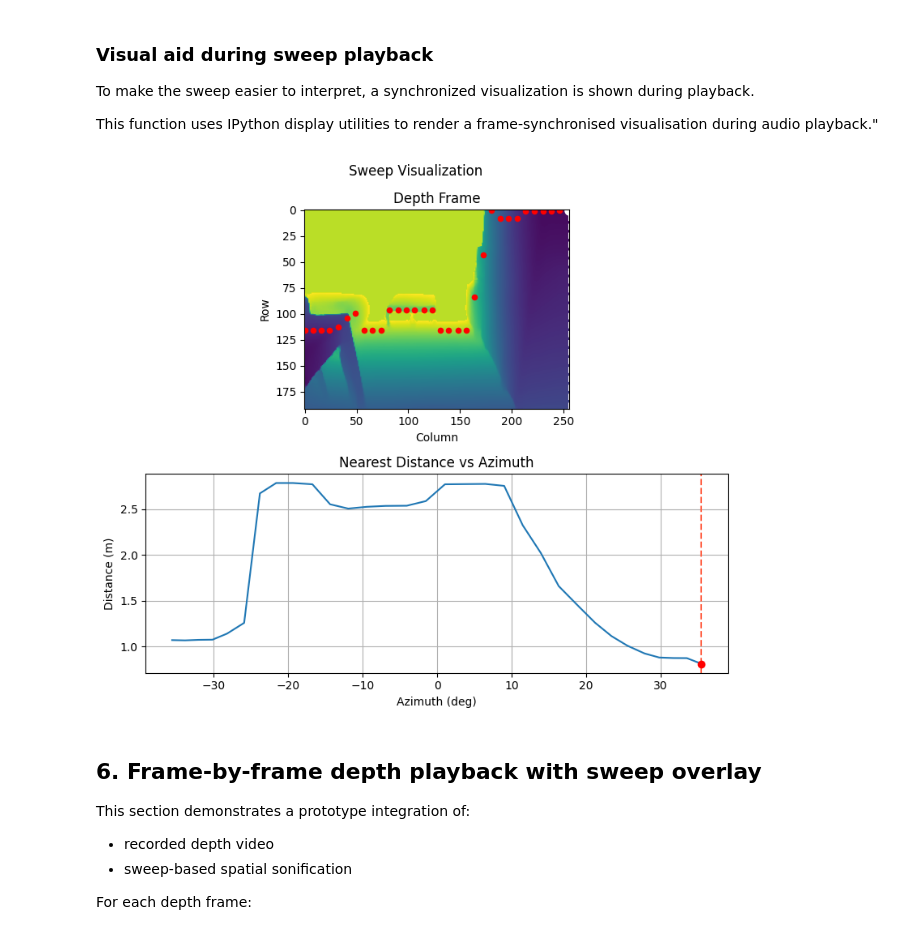
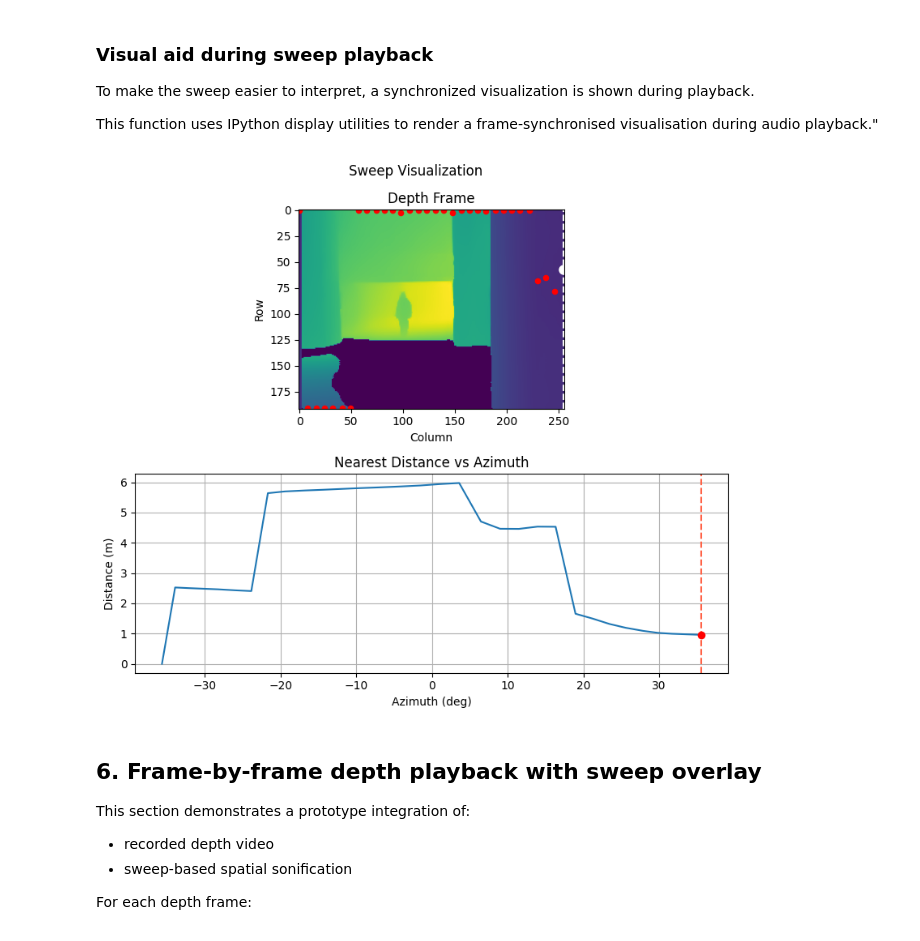
Before and after one commit to l0stinfr0st/AssistiveNavigation, a Jupyter notebook: system.ipynb, the cells around one changed output. Saved outputs shown, nothing was run; the diff lists cells and outputs as text; code cells hidden in the pictures.

```diff
--- a/system.ipynb
+++ b/system.ipynb
@@ -371,8 +376,8 @@ plt.show()
 The downward slope confirms that higher frequencies have lower energy, characteristic of pink noise.
 # %%
 def make_spatial_ping(azimuth, elevation, distance, sofa, tree,
-                      sample_rate=48000, max_range=3.0, dur=0.5,
-                      bandpass=[1200, 6000], amp=6):
+                      sample_rate=48000, max_range=2.0, dur=0.5,
+                      bandpass=[1200, 6000], amp=1):
 
     # find nearest HRIR
     az_sadie = (-azimuth) % 360 # This is needed to convert from (-35,35) -> (0, 355)
@@ -518,9 +547,11 @@ def read_pixels(d, fx_d, fy_d, cx_d, cy_d):
 # %%
-# Camera intrinsics — computed once from metadata and reused throughout.
+# Camera intrinsics ? computed once from metadata and reused throughout.
 # These are fixed for this recording session and do not change frame-to-frame.
 FX, FY, CX, CY = get_camera_data(META)
-AZI, ELV = read_pixels(d, FX, FY, CX, CY)
+AZI, ELV = read_pixels(depths[0], FX, FY, CX, CY)
 
-print(f"Focal lengths : fx={FX:.4f}, fy={FY:.4f}")
-print(f"Optical centre: cx={CX:.4f}, cy={CY:.4f}")
+print(f"Focal lengths : fx={FX:.2f}, fy={FY:.2f}")
+print(f"Optical centre: cx={CX:.2f}, cy={CY:.2f}")
+print(f"Min-Max AZI: min(AZI)={min(AZI):.2f}, max(AZI) = {max(AZI):.2f}")
+print(f"Min-Max ELV: min(ELV)={min(ELV):.2f}, max(ELV) = {max(ELV):.2f}")
 # %% [output]
@@ -632,11 +683,11 @@ else:
     disp = np.interp(d, (mn, mx), (0, 255)).astype(np.uint8)
 
 near_az, near_el, near_dist, sel_cols, sel_rows = extract_scan_points(
-    d, min_elevation_deg=-28 # -28° approximates the lower limit of the sensor's elevation range.
+    d, min_elevation= -28 # -28° approximates the lower limit of the sensor's elevation range.
 ) # No threshold
 
 near_az1, near_el1, near_dist1, sel_cols1, sel_rows1 = extract_scan_points(
-    d, min_elevation_deg=-10
+    d, min_elevation= -15, max_elevation = 15
 ) # With threshold (Feel free to tweak)
 
 fig, axes = plt.subplots(1, 2, figsize=(16, 6))
@@ -675,7 +726,7 @@ For each scan position:
 The result is a sequence of spatial audio cues moving from left to right across the field of view.
 # %%
 def build_sweep_hrtf(near_az, near_el, near_dist, sofa,
-                     tree, reverse=False, max_range=3.0,
+                     tree, reverse=False, max_range=6.0,
                      sample_rate=48000, sweep_duration=2.0,
                      ping_dur=0.18):
 
@@ -818,34 +869,28 @@ def play_sweep_with_inline_visual(d, sel_cols, sel_rows, near_az,
 
     sd.wait()
 # %%
-d = depths[0]
-
-near_az, near_el, near_dist, sel_cols, sel_rows = extract_scan_points(
-    d, min_elevation_deg=-7.0
-)
-
 sweep_fwd = build_sweep_hrtf(
     near_az, near_el, near_dist,
     sofa=SOFA,
     tree=tree,
     reverse=False,
     sweep_duration=4.0
 )
 
 play_sweep_with_inline_visual(
     d=d,
     sel_cols=sel_cols,
     sel_rows=sel_rows,
     near_az=near_az,
     near_dist=near_dist,
     sweep_audio=sweep_fwd,
     sample_rate=48000,
     sweep_duration=4.0,
     reverse=False,
     fps=15,
 )
 # %% [output]
-[figure, old version]
+[figure, new version]
 # %% [markdown]
 ## 6. Frame-by-frame depth playback with sweep overlay
 
```
Also changed, not shown: parts of 61 cells of this notebook.
